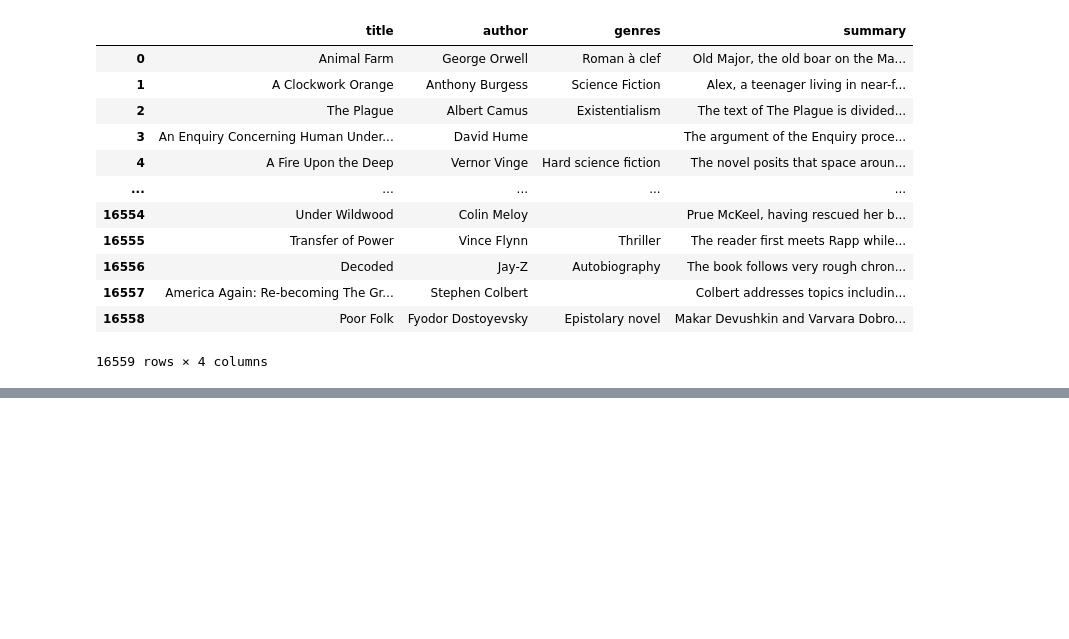
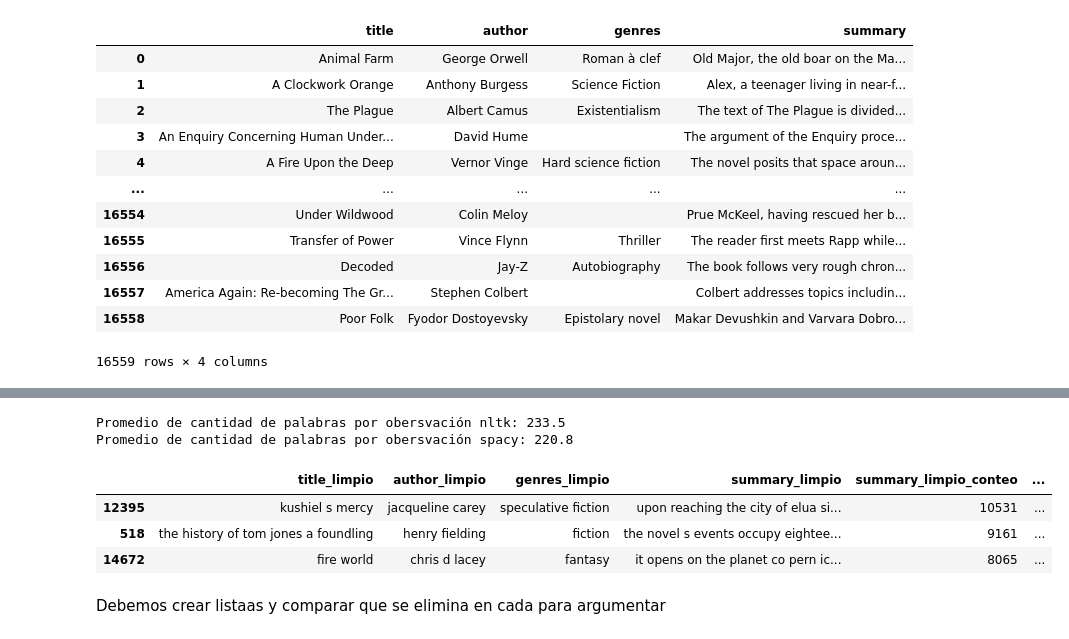
Before and after one commit to jsebastianquiroga/Topicos_analitica_NLP, a Jupyter notebook: Notebook/booksummaries.ipynb, the cells around one changed output, grey strips where cells are left out. Cells and saved outputs as stored; diff of their text form; code cells hidden in the pictures; blank space fills up the shorter version.

```diff
--- a/Notebook/booksummaries.ipynb
+++ b/Notebook/booksummaries.ipynb
@@ -402,0 +412,14 @@ df_str_limpio
+# %%
+# Función para obtener palabras únicas en una cadena
+def unique_words(text):
+    words = text.split()
+    return set(words)
+
+# Obtener palabras únicas en la columna
+unique_word_set = set()
+for text in df_str['summary_limpio']:
+    unique_word_set.update(unique_words(text))
+
+# Contar palabras únicas
+unique_word_count = len(unique_word_set)
+print("Número de palabras únicas:", unique_word_count)
@@ -402,0 +459,42 @@ df_str_limpio
+# %%
+# Crear el conjunto de palabras vacías de NLTK
+nltk_stopwords = set(stopwords.words('english'))
+
+# Crear el objeto nlp de spaCy
+nlp = spacy.load("en_core_web_sm")
+
+# Crear una función para eliminar palabras vacías utilizando NLTK o spaCy
+def remove_stopwords(text, library="nltk"):
+    # Tokenizar el texto utilizando NLTK
+    words = nltk.word_tokenize(text)
+
+    if library == "nltk":
+        # Filtrar las palabras que no sean palabras vacías de NLTK
+        filtered_words = [word for word in words if not word in nltk_stopwords]
+    elif library == "spacy":
+        # Filtrar las palabras que no sean palabras vacías de spaCy
+        filtered_words = [word for word in words if not nlp.vocab[word].is_stop]
+    else:
+        raise ValueError("Invalid library argument. Use 'nltk' or 'spacy'.")
+
+    # Unir las palabras filtradas en una cadena de texto y retornarla
+    return ' '.join(filtered_words)
+
+df_str['summary_limpio_sp_nltk'] = df_str['summary_limpio'].apply(remove_stopwords)
+df_str['summary_limpio_sp_spacy'] = df_str['summary_limpio'].apply(lambda text: remove_stopwords(text, library="spacy"))
+
+df_str['summary_limpio_sp_nltk_conteo'] = df_str['summary_limpio_sp_nltk'].apply(count_words)
+df_str['summary_limpio_sp_spacy_conteo'] = df_str['summary_limpio_sp_spacy'].apply(count_words)
+print('Promedio de cantidad de palabras por obersvación nltk:', df_str['summary_limpio_sp_nltk_conteo'].mean().round(1))
+print('Promedio de cantidad de palabras por obersvación spacy:', df_str['summary_limpio_sp_spacy_conteo'].mean().round(1))
+
+df_str.sort_values(by=['summary_limpio_conteo'], ascending=False).head(3)
+# %% [output]
+Promedio de cantidad de palabras por obersvación nltk: 233.5
+Promedio de cantidad de palabras por obersvación spacy: 220.8
+|  | title_limpio | author_limpio | genres_limpio | summary_limpio | summary_limpio_conteo | ... |
+| 12395 | kushiel s mercy | jacqueline carey | speculative fiction | upon reaching the city of elua si... | 10531 | ... |
+| 518 | the history of tom jones a foundling | henry fielding | fiction | the novel s events occupy eightee... | 9161 | ... |
+| 14672 | fire world | chris d lacey | fantasy | it opens on the planet co pern ic... | 8065 | ... |
+# %% [markdown]
+Debemos crear listaas y comparar que se elimina en cada para argumentar
```
Also changed, not shown: parts of 12 cells of this notebook.
